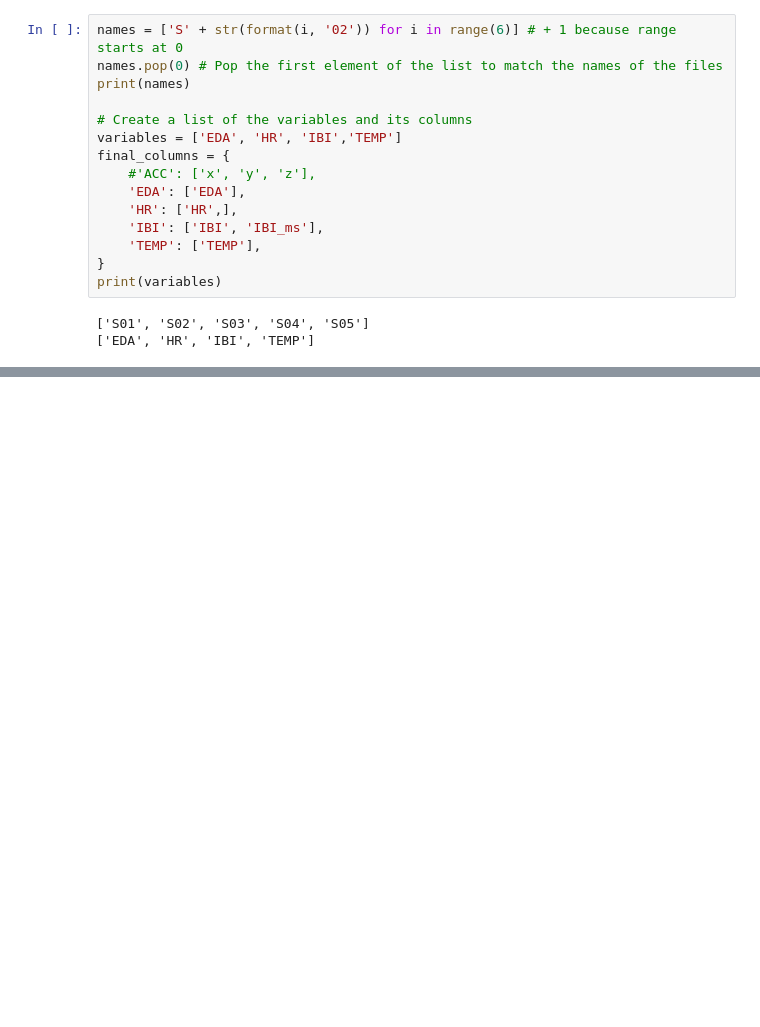
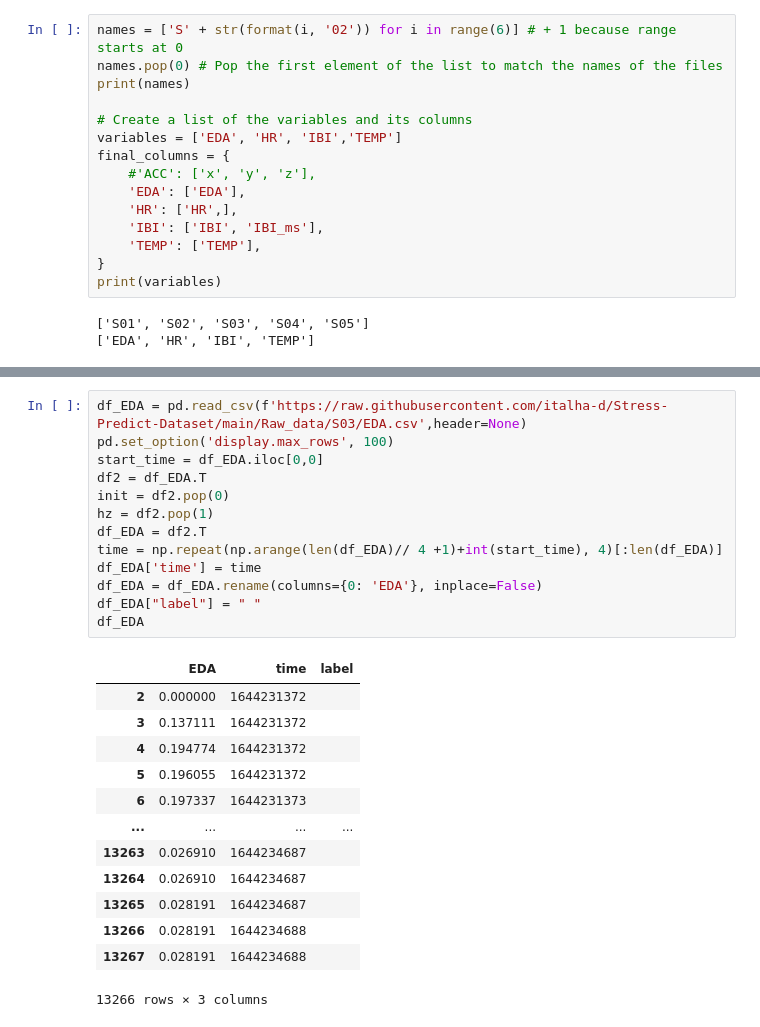
Before and after one commit to A01632681/DataScience, a Jupyter notebook: Assigment 2/AssigmentTests.ipynb, the cells around one changed output, grey strips where cells are left out. Drawn from its saved outputs; the diff is of its cells as text; blank space fills up the shorter version.

```diff
--- a/Assigment 2/AssigmentTests.ipynb
+++ b/Assigment 2/AssigmentTests.ipynb
@@ -52,0 +53,27 @@ df_HR
+# %%
+df_EDA = pd.read_csv(f'https://raw.githubusercontent.com/italha-d/Stress-Predict-Dataset/main/Raw_data/S03/EDA.csv',header=None)
+pd.set_option('display.max_rows', 100)
+start_time = df_EDA.iloc[0,0]
+df2 = df_EDA.T
+init = df2.pop(0)
+hz = df2.pop(1)
+df_EDA = df2.T
+time = np.repeat(np.arange(len(df_EDA)// 4 +1)+int(start_time), 4)[:len(df_EDA)]
+df_EDA['time'] = time
+df_EDA = df_EDA.rename(columns={0: 'EDA'}, inplace=False)
+df_EDA["label"] = " "
+df_EDA
+# %% [output]
+|  | EDA | time | label |
+| 2 | 0.000000 | 1644231372 |  |
+| 3 | 0.137111 | 1644231372 |  |
+| 4 | 0.194774 | 1644231372 |  |
+| 5 | 0.196055 | 1644231372 |  |
+| 6 | 0.197337 | 1644231373 |  |
+| ... | ... | ... | ... |
+| 13263 | 0.026910 | 1644234687 |  |
+| 13264 | 0.026910 | 1644234687 |  |
+| 13265 | 0.028191 | 1644234687 |  |
+| 13266 | 0.028191 | 1644234688 |  |
+| 13267 | 0.028191 | 1644234688 |  |
+13266 rows × 3 columns
```
Also changed, not shown: parts of 5 cells of this notebook, 1 other file.
